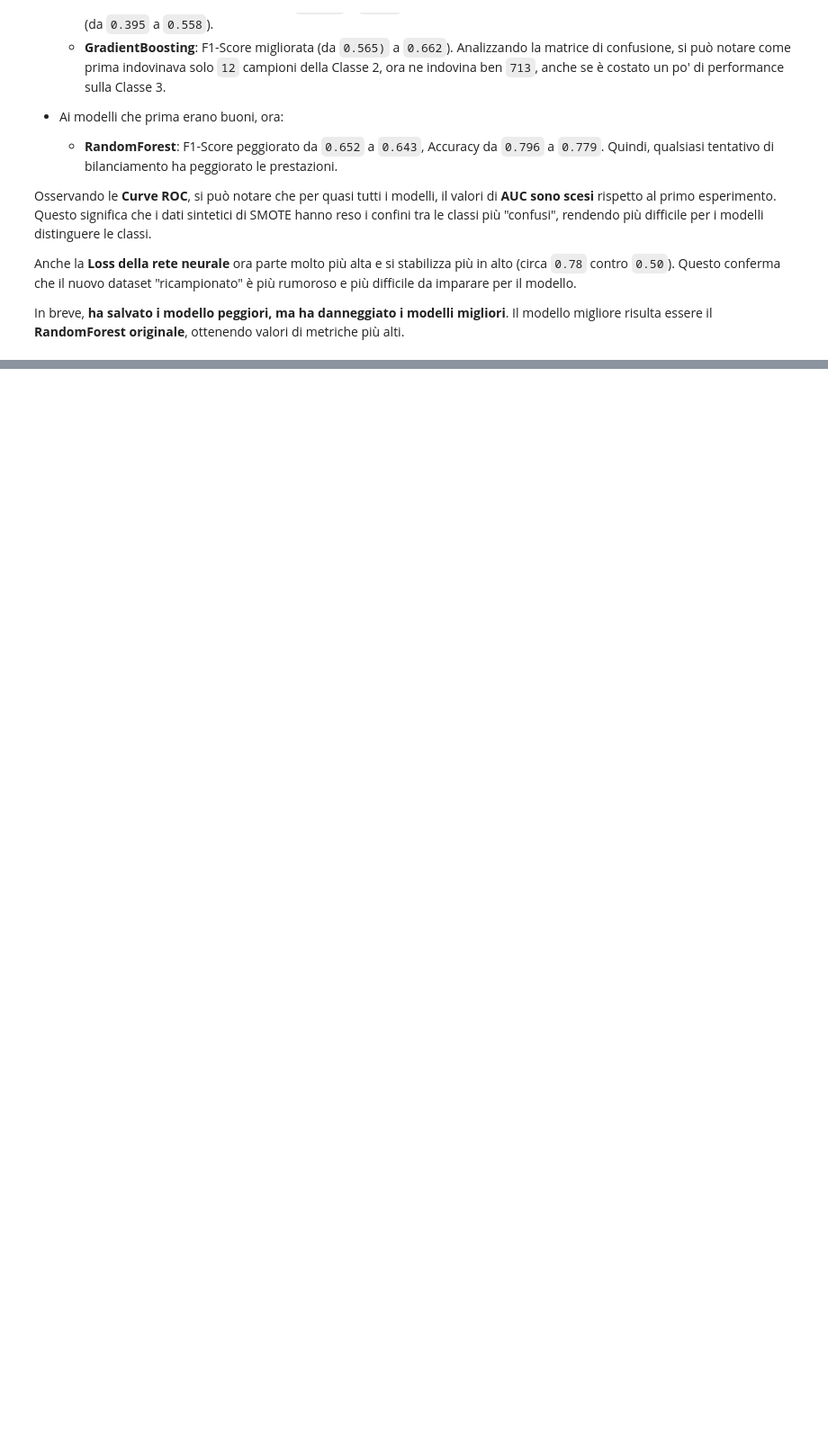
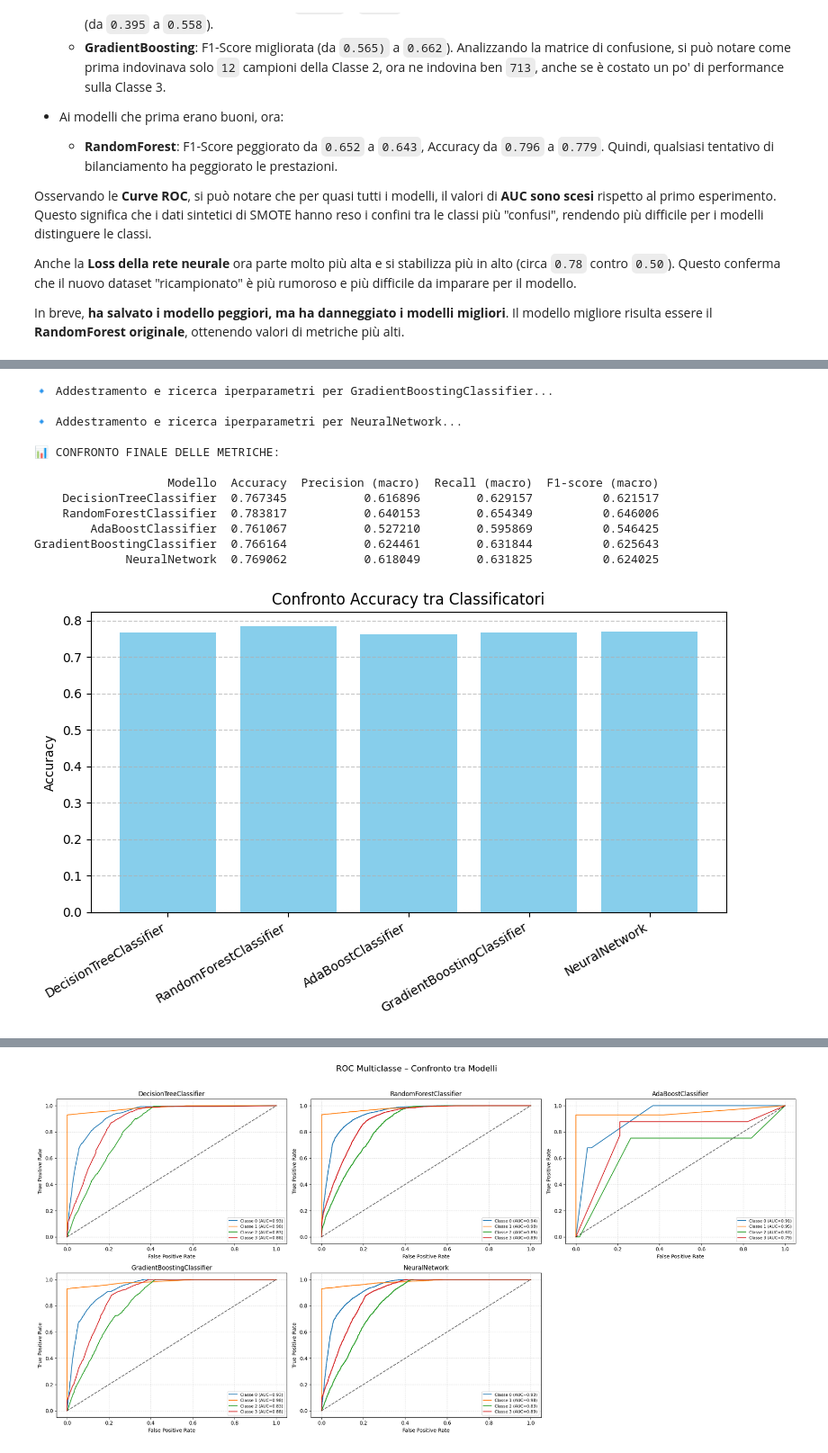
Before and after one commit to MattSona99/DataScience, a Jupyter notebook: Classification_Clustering_TimeSeries/Classificazione.ipynb, the cells around one changed output, grey strips where cells are left out. Shown at 90% size. Drawn from its saved outputs; the diff is of its cells as text; code cells hidden in the pictures; blank space fills up the shorter version.

Commit message:
Update Classificazione
Update con test aggiuntivi con SMOTEENN

```diff
--- a/Classification_Clustering_TimeSeries/Classificazione.ipynb
+++ b/Classification_Clustering_TimeSeries/Classificazione.ipynb
@@ -465,7 +482,7 @@ def plot_roc_curves(results, y_test, cols=3):
 
 def plot_neural_network_loss(results):
     """
-    Crea un grafico per la Loss della rete neurale (versione robusta).
+    Crea un grafico per la Loss della rete neurale.
     Gestisce sia le pipeline semplici (clf) che quelle annidate (model__clf).
     """
     if "NeuralNetwork" not in results:
@@ -668,0 +853,62 @@ In breve, **ha salvato i modello peggiori, ma ha danneggiato i modelli migliori*
+# %%
+# ==============================
+# Definizione dei classificatori CON BILANCIAMENTO CUSTOM
+# ==============================
+
+classifiers_smoteenn = [
+    ("DecisionTreeClassifier",
+     ImbPipeline([
+         ('resampling', smote_enn_custom),
+         ('model', DecisionTreeClassifier(random_state=42))
+     ]),
+     {"model__max_depth": [10, 13, 15, 18, 20, 23]}),
+
+    ("RandomForestClassifier",
+     ImbPipeline([
+         ('resampling', smote_enn_custom),
+         ('model', RandomForestClassifier(random_state=42))
+     ]),
+     {"model__n_estimators": [5, 10, 15, 25, 30], "model__max_depth": [10, 13, 15, 18, 20, 23]}),
+
+    ("AdaBoostClassifier",
+     ImbPipeline([
+         ('resampling', smote_enn_custom),
+         ('model', AdaBoostClassifier(random_state=42))
+     ]),
+     {"model__n_estimators": [5, 10, 15, 25, 30]}),
+
+    ("GradientBoostingClassifier",
+     ImbPipeline([
+         ('resampling', smote_enn_custom),
+         ('model', GradientBoostingClassifier(random_state=42))
+     ]),
+     {"model__n_estimators": [5, 15, 25, 25, 30]}),
+
+    ("NeuralNetwork",
+     ImbPipeline([
+         ('resampling', smote_enn_custom),
+         ('model', Pipeline([
+             ('scaler', StandardScaler()),
+             ('clf', MLPClassifier(
+                 hidden_layer_sizes=(64, 32, 16),
+                 activation='relu',
+                 solver='adam',
+                 max_iter=100,
+                 random_state=42
+             ))
+         ]))
+     ]),
+     {"model__clf__hidden_layer_sizes": [(64, 32, 16), (32, 16, 8)],
+      "model__clf__max_iter": [300, 400]})
+]
+
+# Addestramento e ricerca iperparametri per ogni classificatore
+results_smoteenn = train_and_evaluate_models(classifiers_smoteenn, X_train, y_train, X_test, y_test)
+
+# Visualizzazione dei risultati
+metrics_summary_smoteenn = summarize_metrics(results_smoteenn)
+plot_accuracy_bar(metrics_summary_smoteenn)
+plot_confusion_matrices(results_smoteenn)
+plot_roc_curves(results_smoteenn, y_test)
+plot_neural_network_loss(results_smoteenn)
+# %% [output]
@@ -668,0 +920,13 @@ In breve, **ha salvato i modello peggiori, ma ha danneggiato i modelli migliori*
+🔹 Addestramento e ricerca iperparametri per GradientBoostingClassifier...
+
+🔹 Addestramento e ricerca iperparametri per NeuralNetwork...
+
+📊 CONFRONTO FINALE DELLE METRICHE:
+
+                   Modello  Accuracy  Precision (macro)  Recall (macro)  F1-score (macro)
+    DecisionTreeClassifier  0.767345           0.616896        0.629157          0.621517
+    RandomForestClassifier  0.783817           0.640153        0.654349          0.646006
+        AdaBoostClassifier  0.761067           0.527210        0.595869          0.546425
+GradientBoostingClassifier  0.766164           0.624461        0.631844          0.625643
+             NeuralNetwork  0.769062           0.618049        0.631825          0.624025
+[figure, added]
@@ -668,0 +934 @@ In breve, **ha salvato i modello peggiori, ma ha danneggiato i modelli migliori*
+[figure, added]
```
Also changed, not shown: parts of 11 cells of this notebook.
